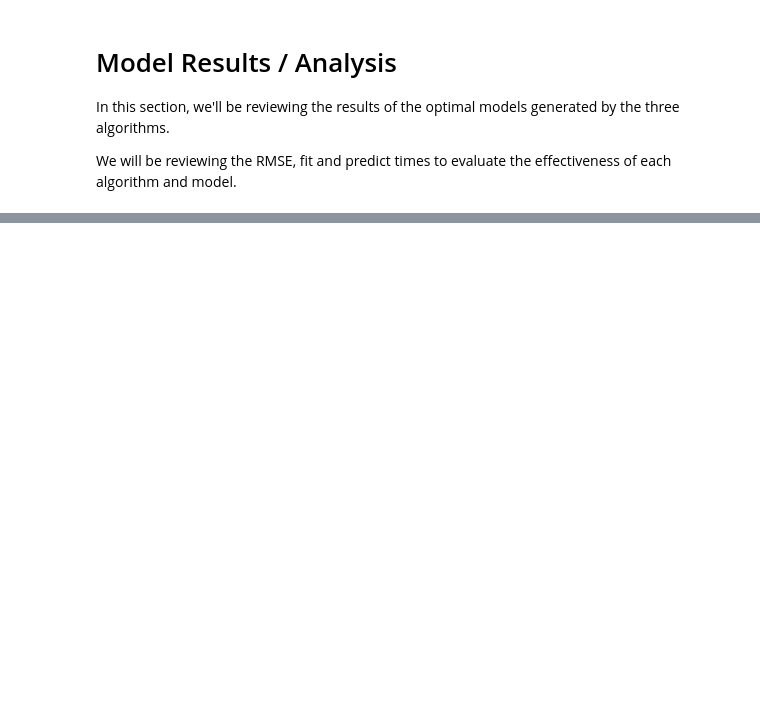
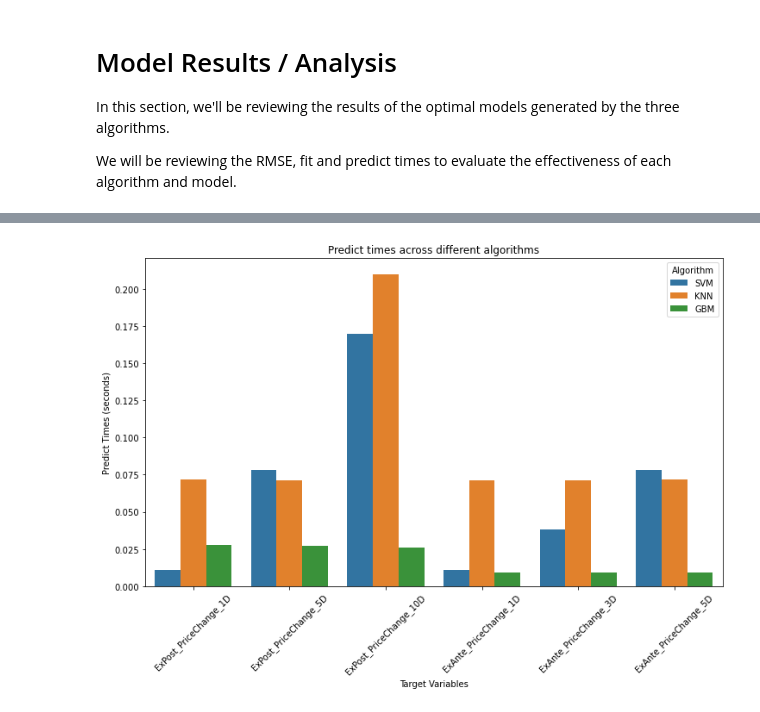
Before and after one commit to aidosandrew/Springboard, a Jupyter notebook: Submissions/CapstoneTwo/notebooks/CapstoneTwo Part Four - Modeling.ipynb, the cells around one changed output, grey strips where cells are left out. Cells and saved outputs as stored; diff of their text form; code cells hidden in the pictures; blank space fills up the shorter version.

```diff
--- a/Submissions/CapstoneTwo/notebooks/CapstoneTwo Part Four - Modeling.ipynb
+++ b/Submissions/CapstoneTwo/notebooks/CapstoneTwo Part Four - Modeling.ipynb
@@ -493,6 +524,10 @@ _ = sns.barplot(data=df_RMSE, x='Target', y='RMSE', hue='Fit_Time', ax = ax)
 # %%
 # Similar plot for the predict times
 
-fig, ax = plt.subplots(figsize=(12,6))
+fig, ax = plt.subplots(figsize=(12,7))
+plt.title('Predict times across different algorithms')
 plt.xticks(rotation=45)
-_ = sns.barplot(data=df_RMSE, x='Target', y='RMSE', hue='Predict_Time', ax = ax)
+_ = sns.barplot(data=df_RMSE, x='Target', y='Predict_Time', hue='Algorithm', ax = ax)
+_ = ax.set(xlabel='Target Variables', ylabel='Predict Times (seconds)')
+# %% [output]
+[figure, added]
```
Also changed, not shown: parts of 6 cells of this notebook.
